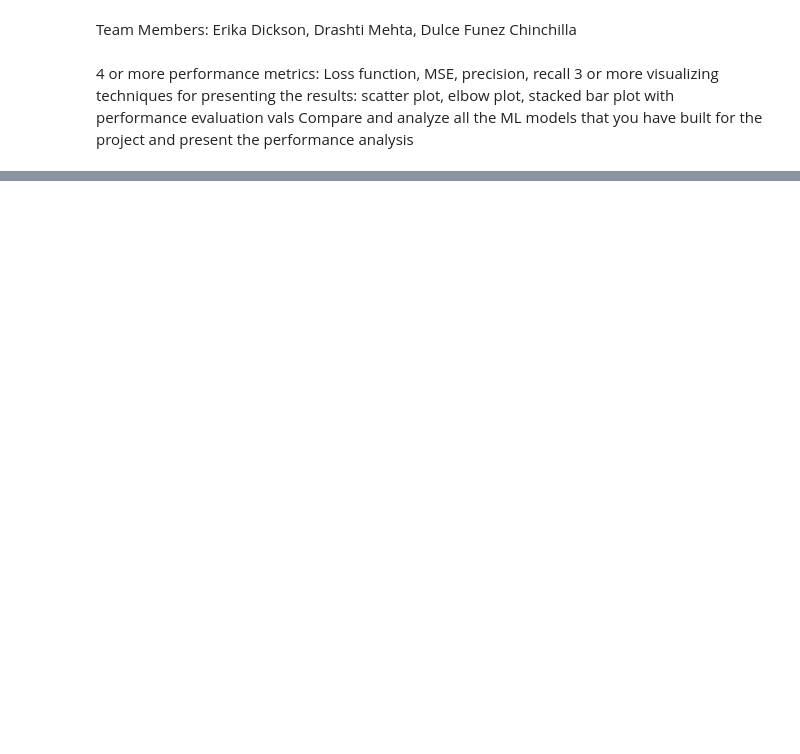
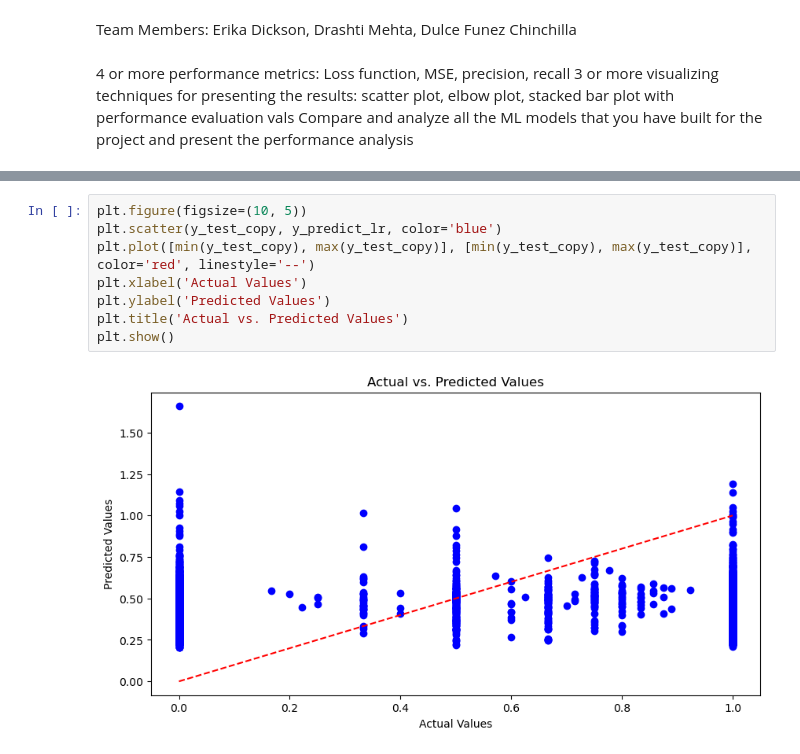
Before and after one commit to erika-ld/CPSC483-Machine-Learning-Project, a Jupyter notebook: evaluation_and_analysis.ipynb, the cells around one changed output, grey strips where cells are left out. Cells and saved outputs as stored; diff of their text form; blank space fills up the shorter version.

```diff
--- a/evaluation_and_analysis.ipynb
+++ b/evaluation_and_analysis.ipynb
@@ -78,0 +145,10 @@ Error: 0.21722195802117458
+# %%
+plt.figure(figsize=(10, 5))
+plt.scatter(y_test_copy, y_predict_lr, color='blue')
+plt.plot([min(y_test_copy), max(y_test_copy)], [min(y_test_copy), max(y_test_copy)], color='red', linestyle='--')
+plt.xlabel('Actual Values')
+plt.ylabel('Predicted Values')
+plt.title('Actual vs. Predicted Values')
+plt.show()
+# %% [output]
+[figure, added]
```
Also changed, not shown: parts of 25 cells of this notebook, 1 other file.
